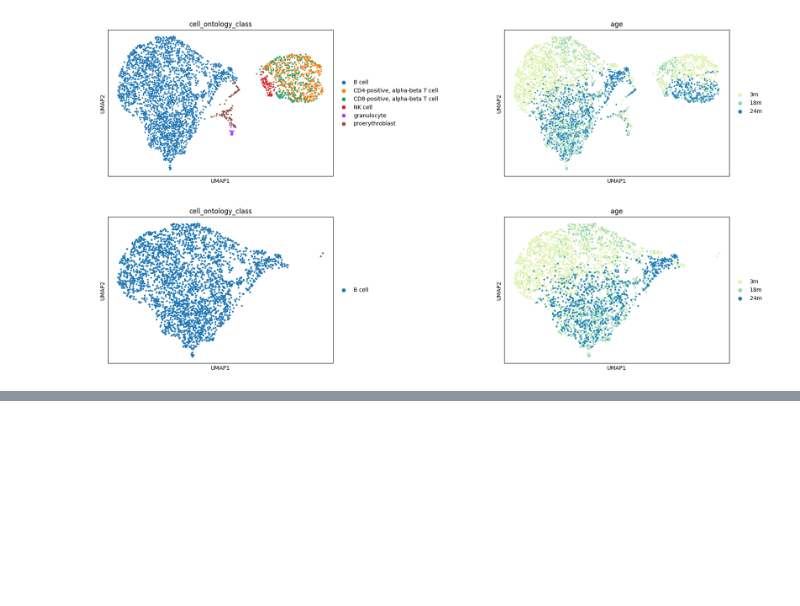
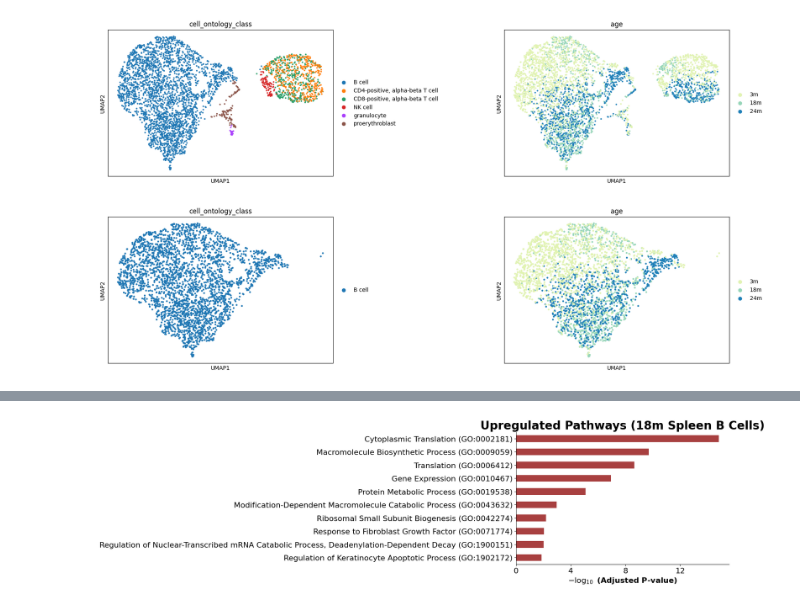
Before and after one commit to gaga0321/scRNA-aging-analysis, a Jupyter notebook: scRNA_aging_analysis_spleen.ipynb, the cells around one changed output, grey strips where cells are left out. Drawn from its saved outputs; the diff is of its cells as text; code cells hidden in the pictures; blank space fills up the shorter version.

```diff
--- a/scRNA_aging_analysis_spleen.ipynb
+++ b/scRNA_aging_analysis_spleen.ipynb
@@ -137,0 +138,24 @@ Top Downregulated B cell Genes (p < 0.05):
+# %%
+!pip install gseapy
+import gseapy as gp
+import matplotlib.pyplot as plt
+clean_up_genes = final_up_df['18m_n'].head(100).tolist()
+enr_up = gp.enrichr(
+    gene_list=clean_up_genes,
+    gene_sets='GO_Biological_Process_2025',
+    organism='mouse',
+    outdir=None
+)
+results_up_df = enr_up.results
+print("Top 10 Upregulated Pathways in Aged B Cells:")
+print(results_up_df[['Term', 'Adjusted P-value', 'Overlap']].head(10))
+gp.barplot(
+    enr_up.results,
+    column="Adjusted P-value",
+    title='Upregulated Pathways (18m Spleen B Cells)',
+    top_term=10,
+    figsize=(8, 5),
+    color='darkred'
+)
+plt.show()
+# %% [output]
@@ -137,0 +179 @@ Top Downregulated B cell Genes (p < 0.05):
+[figure, added]
```
Also changed, not shown: parts of 2 cells of this notebook.
